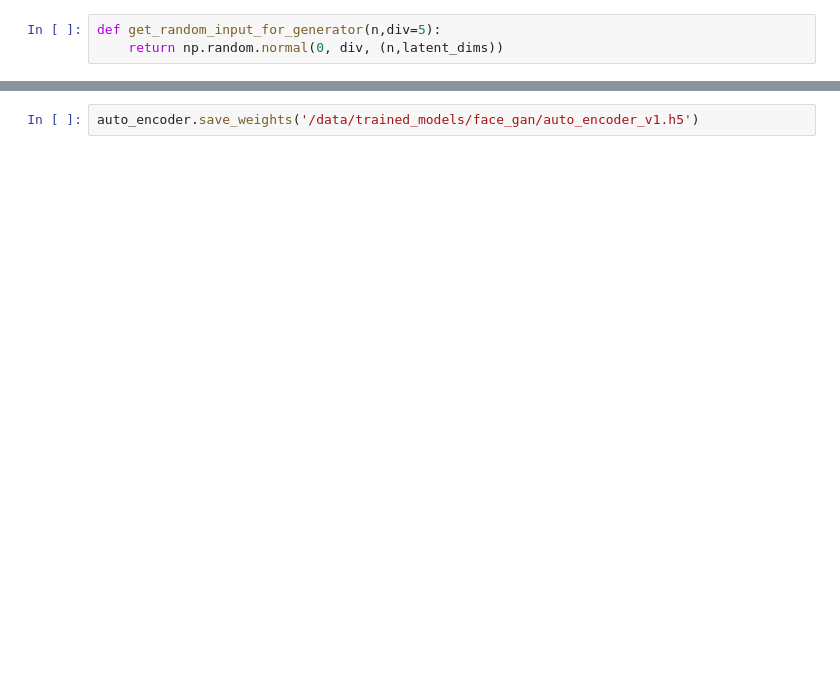
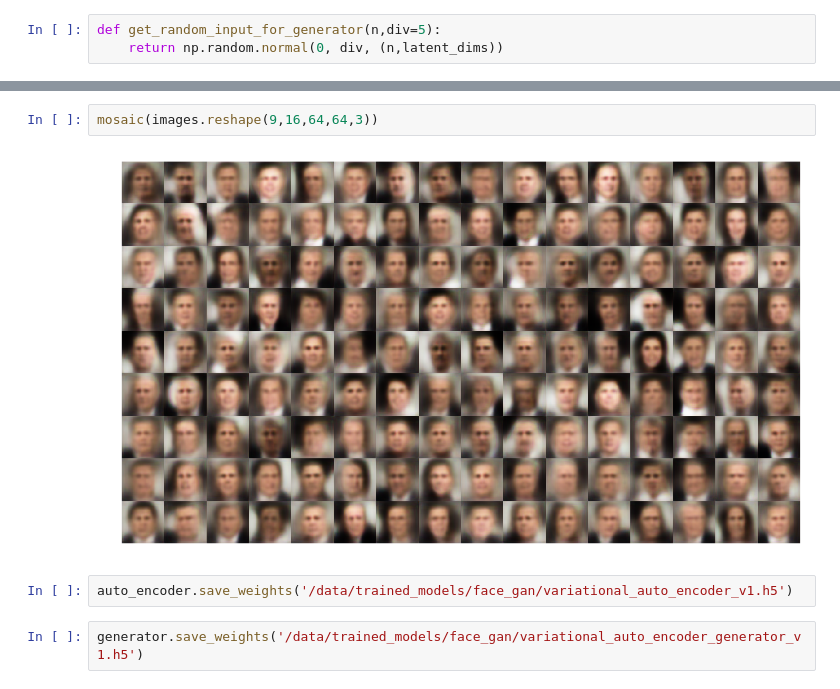
Before and after one commit to devill/keras_playground, a Jupyter notebook: my_notebooks/Faces/variational_autoencoder_v1.ipynb, the cells around one changed output, grey strips where cells are left out. Cells and saved outputs as stored; diff of their text form; blank space fills up the shorter version.

```diff
--- a/my_notebooks/Faces/variational_autoencoder_v1.ipynb
+++ b/my_notebooks/Faces/variational_autoencoder_v1.ipynb
@@ -174,2 +194,8 @@ plots(generator.predict(get_random_input_for_generator(16,div=1)))
+# %%
+mosaic(images.reshape(9,16,64,64,3))
+# %% [output]
+[figure, added]
 # %%
-auto_encoder.save_weights('/data/trained_models/face_gan/auto_encoder_v1.h5')
+auto_encoder.save_weights('/data/trained_models/face_gan/variational_auto_encoder_v1.h5')
+# %%
+generator.save_weights('/data/trained_models/face_gan/variational_auto_encoder_generator_v1.h5')
```
Also changed, not shown: parts of 17 cells of this notebook, 5 other files.
